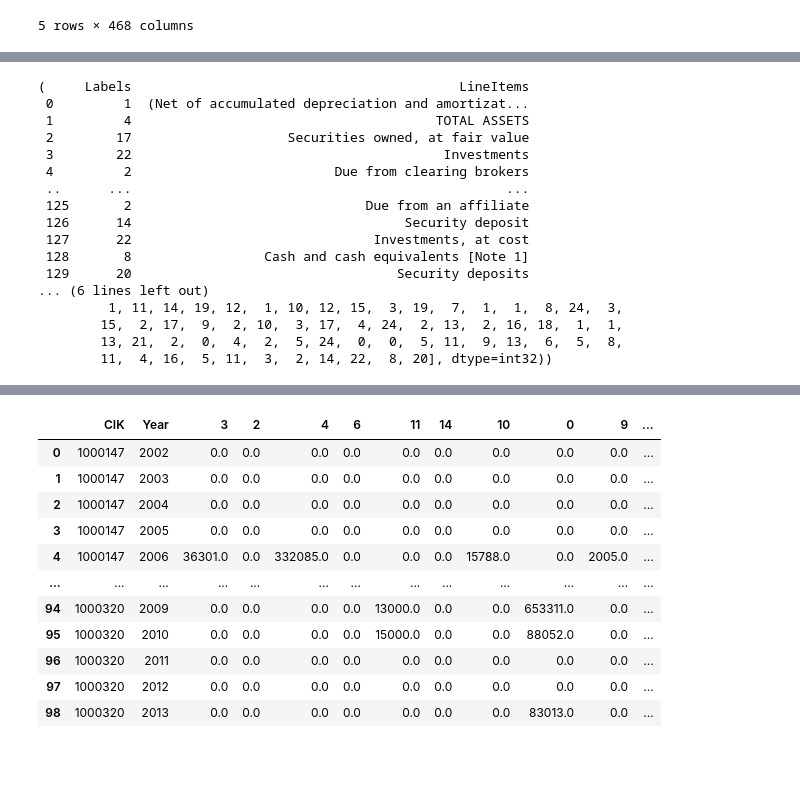
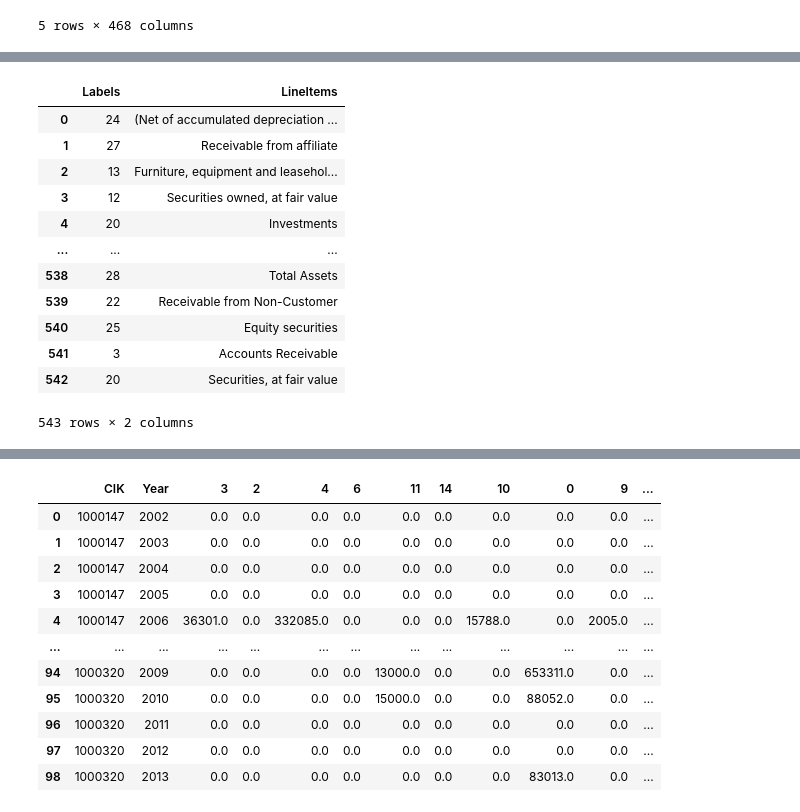
Before and after one commit to fernando-duarte/X17A5, a Jupyter notebook: buildDatabase.ipynb, the cells around one changed output, grey strips where cells are left out. Drawn from its saved outputs; the diff is of its cells as text; code cells hidden in the pictures; blank space fills up the shorter version.

```diff
--- a/buildDatabase.ipynb
+++ b/buildDatabase.ipynb
@@ -520,27 +579,0 @@ from sklearn.cluster import AffinityPropagation, KMeans, AgglomerativeClustering
-# %%
-def word_matching(array: np.array, vectorizer_class, cluster_class) -> tuple:
-
-    """
-    Use machine learning clustering to map similar words and figures together
-    :param: type np.array
-        A numpy array of strings
-    """
-
-    # Convert a collection of text documents to a matrix of token counts
-    vectorizer = vectorizer_class
-    print('Using the {} text vectorizer'.format(type(vectorizer_class).__name__))
-
-    # produces a sparse representation of the counts using scipy.sparse.csr_matrix.
-    X = vectorizer.fit_transform(array)
-
-    # initialize the clustering model on words
-    model = cluster_class
-
-    model.fit(X)  # fit clustering model to array of strings
-
-    # returns dataframe, mapping cluster labels to line items
-    outDF = pd.DataFrame({'Labels': model.labels_, 'LineItems': array})
-
-    print('{} clusters were found using {} algorithm'.format(model.labels_.max()+1, type(cluster_class).__name__))
-
-    return model.labels_, outDF
@@ -559,3 +587,6 @@ Liability line item clustering
 # %%
-label, df = word_matching(assets.columns[2:], HashingVectorizer(), KMeans(n_clusters=25, verbose=1))
+clusters = 30
+label, df = word_matching(array = assets.columns[2:],
+                          vectorizer_class = TfidfVectorizer(lowercase=True),
+                          cluster_class = KMeans(n_clusters=clusters, verbose=1, random_state=1, algorithm='full'))
 # %% [output]
@@ -579,20 +610,16 @@ Converged at iteration 2: center shift 0.000000e+00 within tolerance 8.731362e-1
 # %%
-df, label
+df
 # %% [output]
+|  | Labels | LineItems |
+| 0 | 24 | (Net of accumulated depreciation ... |
+| 1 | 27 | Receivable from affiliate |
+| 2 | 13 | Furniture, equipment and leasehol... |
+| 3 | 12 | Securities owned, at fair value |
+| 4 | 20 | Investments |
+| ... | ... | ... |
+| 538 | 28 | Total Assets |
+| 539 | 22 | Receivable from Non-Customer |
+| 540 | 25 | Equity securities |
+| 541 | 3 | Accounts Receivable |
+| 542 | 20 | Securities, at fair value |
-(     Labels                                          LineItems
- 0         1  (Net of accumulated depreciation and amortizat...
- 1         4                                       TOTAL ASSETS
- 2        17                    Securities owned, at fair value
- 3        22                                        Investments
- 4         2                          Due from clearing brokers
- ..      ...                                                ...
- 125       2                              Due from an affiliate
- 126      14                                   Security deposit
- 127      22                               Investments, at cost
- 128       8                 Cash and cash equivalents [Note 1]
- 129      20                                  Security deposits
-... (6 lines left out)
-         1, 11, 14, 19, 12,  1, 10, 12, 15,  3, 19,  7,  1,  1,  8, 24,  3,
-        15,  2, 17,  9,  2, 10,  3, 17,  4, 24,  2, 13,  2, 16, 18,  1,  1,
-        13, 21,  2,  0,  4,  2,  5, 24,  0,  0,  5, 11,  9, 13,  6,  5,  8,
-        11,  4, 16,  5, 11,  3,  2, 14, 22,  8, 20], dtype=int32))
+543 rows × 2 columns
```
Also changed, not shown: parts of 53 cells of this notebook.
